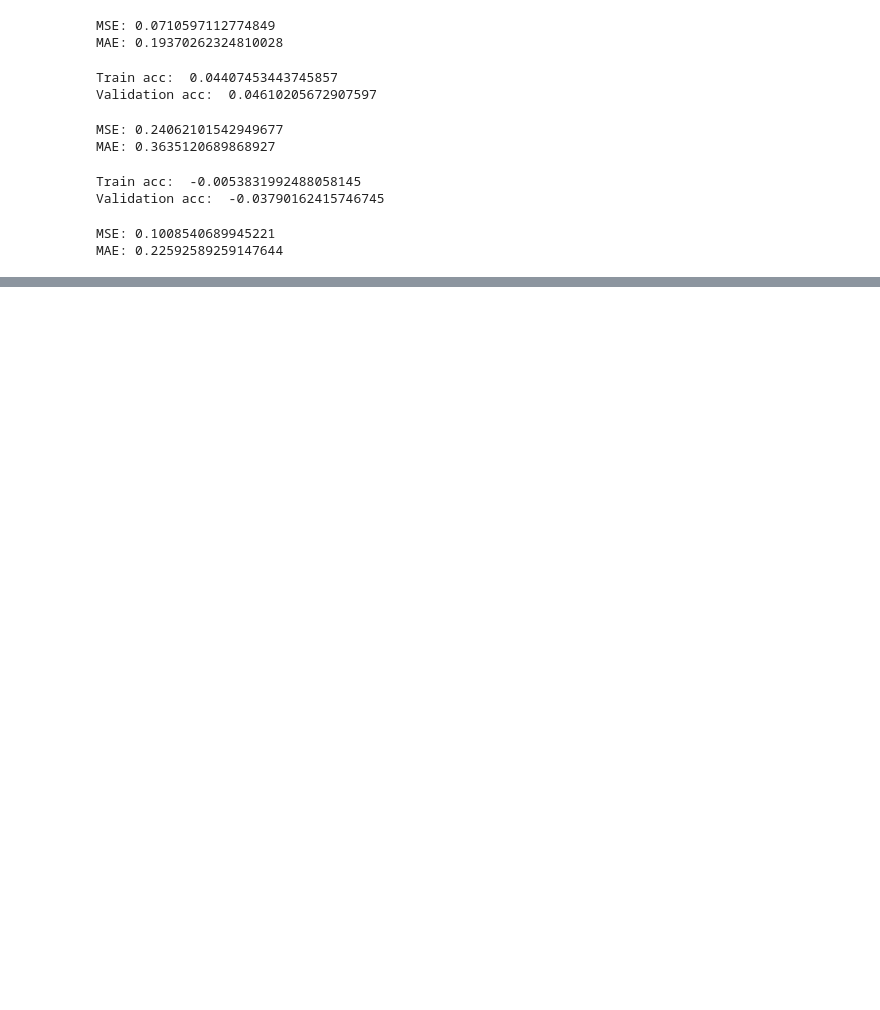
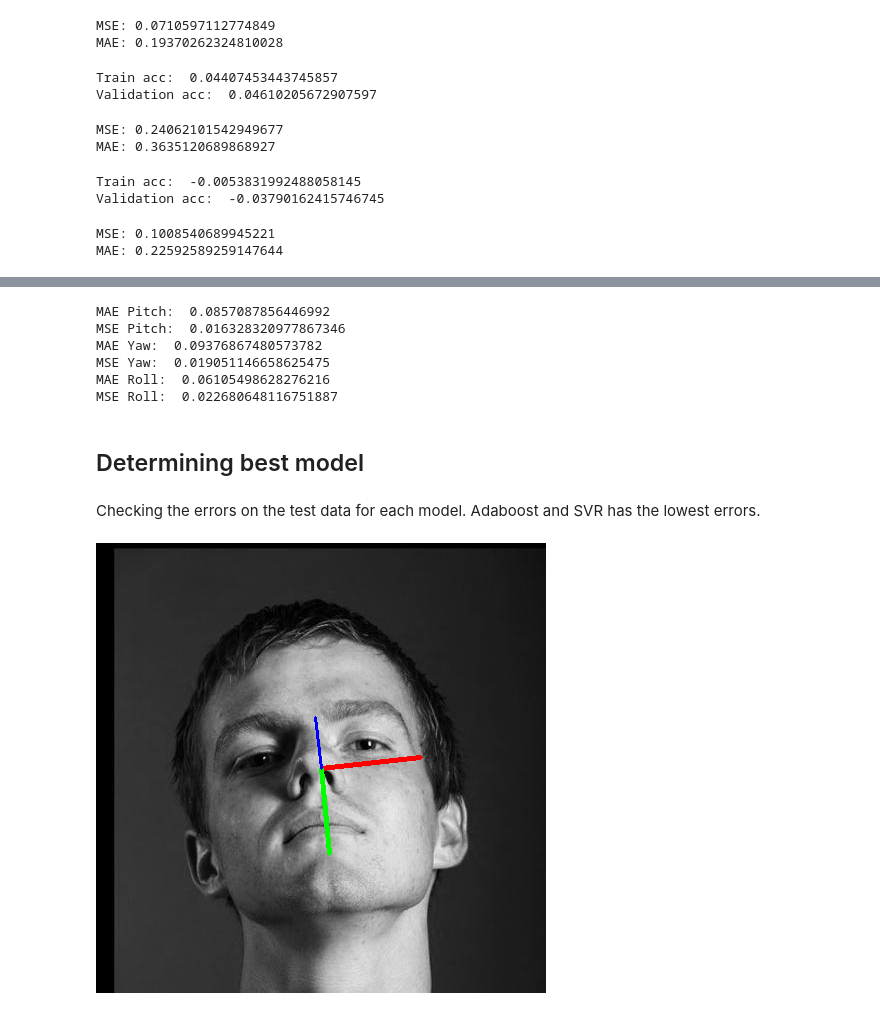
Before and after one commit to alaa-shehab/Head-Pose-Estimation, a Jupyter notebook: ML1_Head_Pose_Estimation_Project.ipynb, the cells around one changed output, grey strips where cells are left out. Cells and saved outputs as stored; diff of their text form; code cells hidden in the pictures; blank space fills up the shorter version.

```diff
--- a/ML1_Head_Pose_Estimation_Project.ipynb
+++ b/ML1_Head_Pose_Estimation_Project.ipynb
@@ -920,0 +811,23 @@ MAE: 0.22592589259147644
+# %%
+pitch_pred = ab_pitch.predict(X_test)
+yaw_pred = ab_yaw.predict(X_test)
+roll_pred = ab_roll.predict(X_test)
+
+print("MAE Pitch: ", mean_absolute_error(pitch_test, pitch_pred))
+print("MSE Pitch: ", mean_squared_error(pitch_test, pitch_pred))
+print("MAE Yaw: ", mean_absolute_error(yaw_test, yaw_pred))
+print("MSE Yaw: ", mean_squared_error(yaw_test, yaw_pred))
+print("MAE Roll: ", mean_absolute_error(roll_test, roll_pred))
+print("MSE Roll: ", mean_squared_error(roll_test, roll_pred))
+# %% [output]
+MAE Pitch:  0.0857087856446992
+MSE Pitch:  0.016328320977867346
+MAE Yaw:  0.09376867480573782
+MSE Yaw:  0.019051146658625475
+MAE Roll:  0.06105498628276216
+MSE Roll:  0.022680648116751887
+# %% [markdown]
+## Determining best model
+# %% [markdown]
+Checking the errors on the test data for each model.
+Adaboost and SVR has the lowest errors.
@@ -920,0 +901,11 @@ MAE: 0.22592589259147644
+# %%
+img = '/content/AFLW2000/image00854.jpg'
+mat_file = sio.loadmat('/content/AFLW2000/image00854.mat')
+frame = cv2.imread(img)
+pose_para = mat_file["Pose_Para"][0][:3]
+pitch = pose_para[0]
+yaw = pose_para[1]
+roll = pose_para[2]
+cv2_imshow(draw_axis(frame, pitch, yaw,roll))
+# %% [output]
+[figure, added]
```
Also changed, not shown: parts of 79 cells of this notebook.
